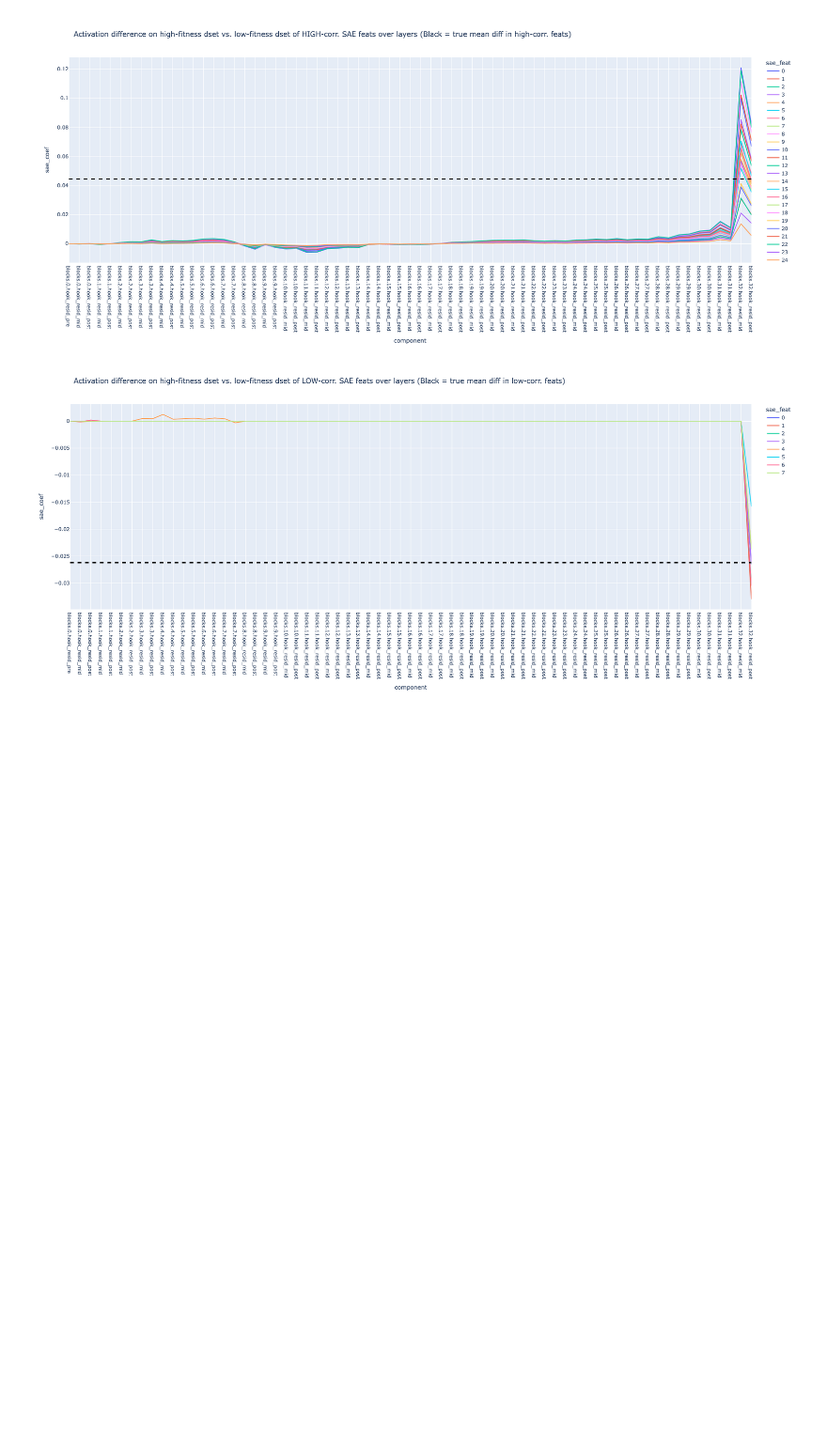
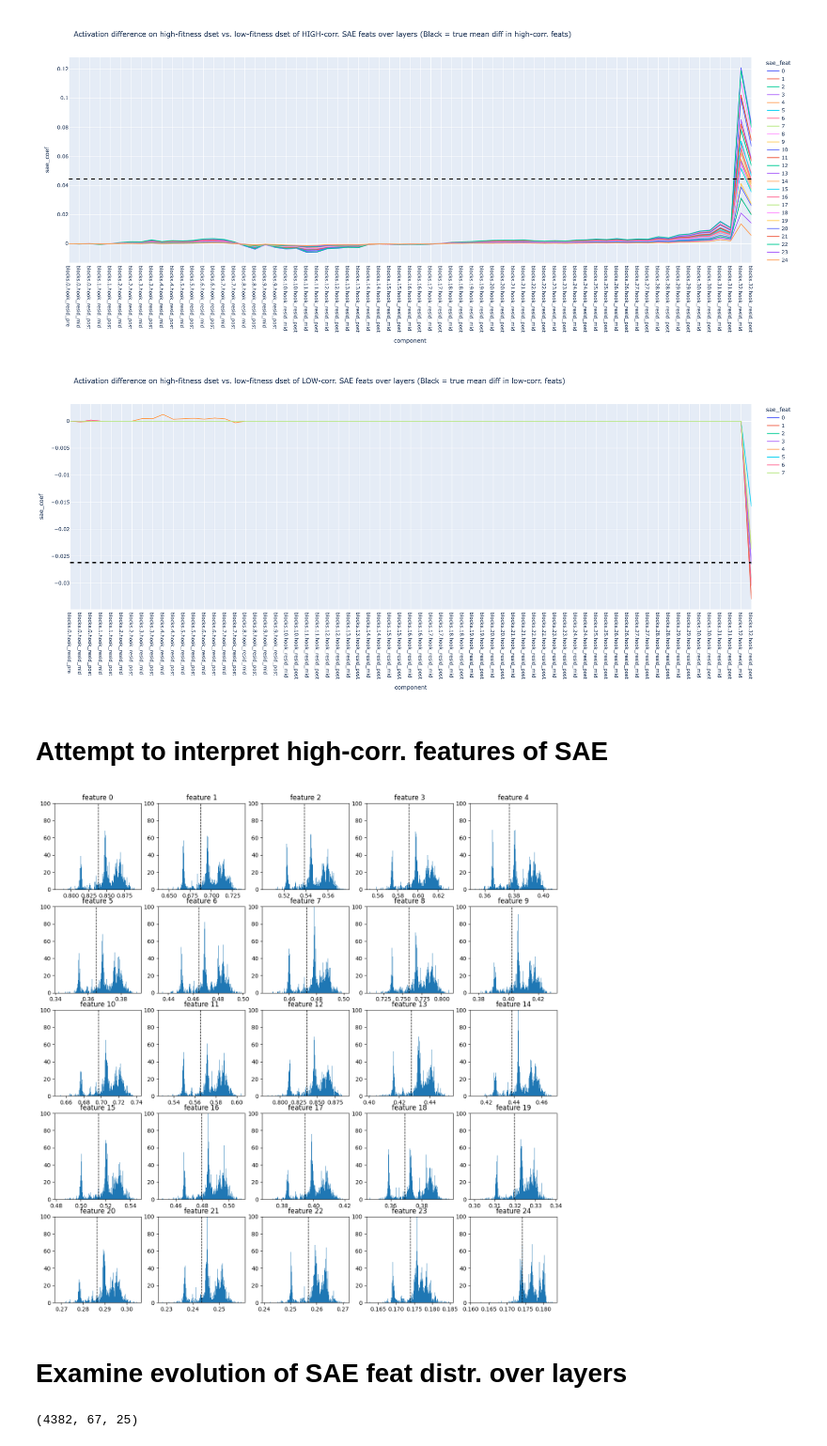
Before and after one commit to blab/mutational-embedding-vectors, a Jupyter notebook: notebooks/plm_circuits/ex21_covfit_SAE.ipynb, the cells around one changed output. Shown at 94% size. Saved outputs shown, nothing was run; the diff lists cells and outputs as text; code cells hidden in the pictures; blank space fills up the shorter version.

```diff
--- a/notebooks/plm_circuits/ex21_covfit_SAE.ipynb
+++ b/notebooks/plm_circuits/ex21_covfit_SAE.ipynb
@@ -652,3 +653,25 @@ plot_useful_idx_over_layer(
 # %% [output]
 [figure]
 [figure]
+# %% [markdown]
+# Attempt to interpret high-corr. features of SAE
+# %%
+_, _, sae_coefs_all_data, _ = jumprelu_sae(sae_data_activations[:, None, :] * MAGNIFICATION_SIZE)
+sae_coefs_all_data = (sae_coefs_all_data[:,0,:] / MAGNIFICATION_SIZE)[:, high_corr_idx].detach().cpu().numpy()
+# %%
+fig, ax = plt.subplots(5,5,figsize=(16,16))
+for i in range(5):
+    for j in range(5):
+        feature_ind = i * 5 + j
+        quant_80 = np.quantile(sae_coefs_all_data[:, feature_ind], 0.2)
+
+        ax[i,j].hist(sae_coefs_all_data[:, feature_ind], bins=500)
+        ax[i,j].plot([quant_80,quant_80], [0,100], linestyle="dashed", color="black", linewidth=1)
+        ax[i,j].set_title(f"feature {feature_ind}")
+        ax[i,j].set_ylim([0,100])
+
+plt.show()
+# %% [output]
+[figure, added]
+# %% [markdown]
+# Examine evolution of SAE feat distr. over layers
@@ -654,0 +709,4 @@ plot_useful_idx_over_layer(
+# %%
+print(output_sae_coefs_over_layer.shape)
+# %% [output]
+(4382, 67, 25)
```
Also changed, not shown: parts of 6 cells of this notebook.
